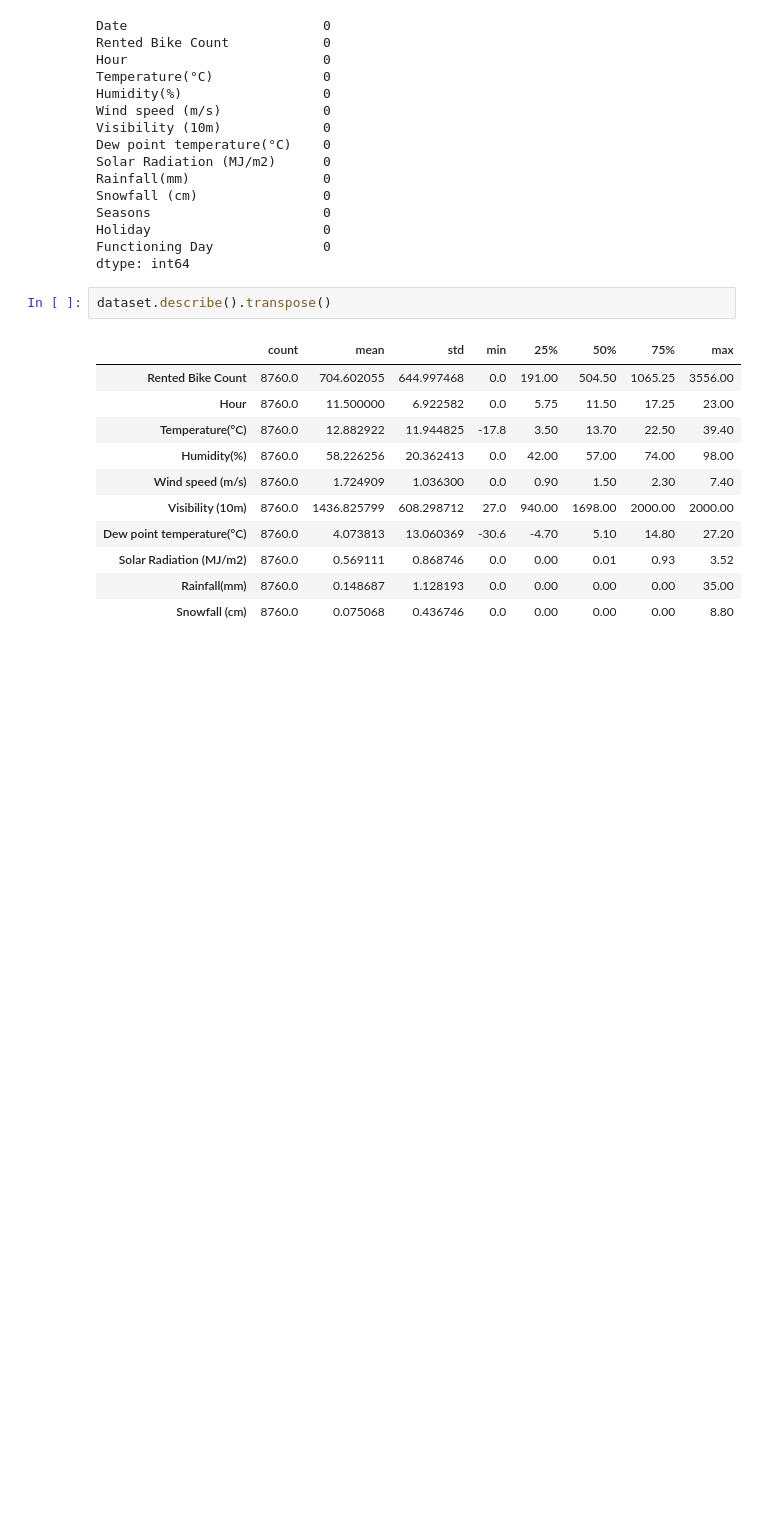
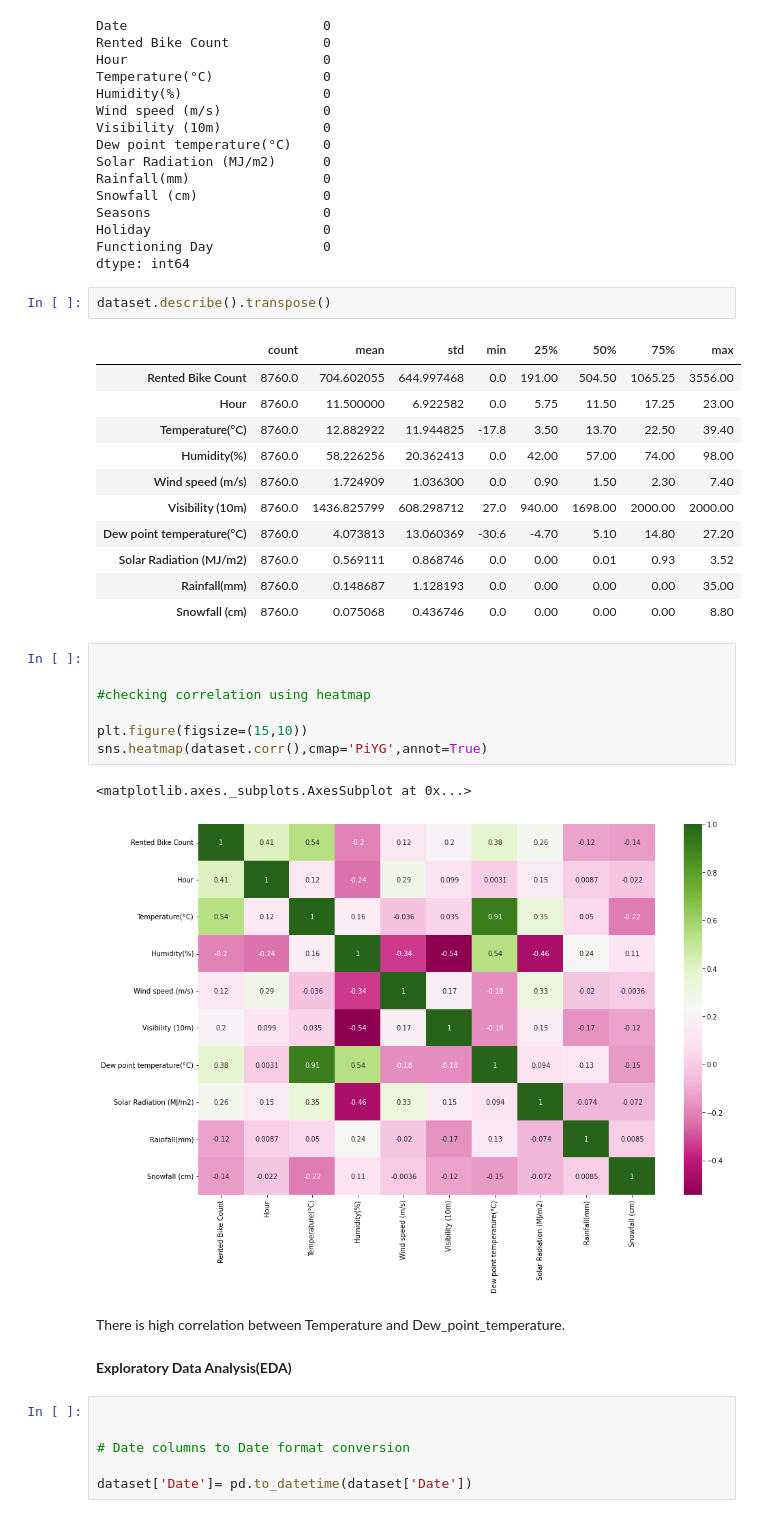
Before and after one commit to Deeksha-Data-Scientist/Seoul-Bike-Sharing-Demand-Prediction, a Jupyter notebook: Bike_Sharing_Demand_Prediction_Capstone_Project.ipynb, the cells around one changed output. Cells and saved outputs as stored; diff of their text form; blank space fills up the shorter version.

```diff
--- a/Bike_Sharing_Demand_Prediction_Capstone_Project.ipynb
+++ b/Bike_Sharing_Demand_Prediction_Capstone_Project.ipynb
@@ -133,3 +134,23 @@ dataset.describe().transpose()
 | Solar Radiation (MJ/m2) | 8760.0 | 0.569111 | 0.868746 | 0.0 | 0.00 | 0.01 | 0.93 | 3.52 |
 | Rainfall(mm) | 8760.0 | 0.148687 | 1.128193 | 0.0 | 0.00 | 0.00 | 0.00 | 35.00 |
 | Snowfall (cm) | 8760.0 | 0.075068 | 0.436746 | 0.0 | 0.00 | 0.00 | 0.00 | 8.80 |
+# %%
+
+
+#checking correlation using heatmap
+
+plt.figure(figsize=(15,10))
+sns.heatmap(dataset.corr(),cmap='PiYG',annot=True)
+# %% [output]
+<matplotlib.axes._subplots.AxesSubplot at 0x...>
+[figure, added]
+# %% [markdown]
+There is high correlation between Temperature and Dew_point_temperature.
+# %% [markdown]
+**Exploratory Data Analysis(EDA)**
+# %%
+
+
+# Date columns to Date format conversion
+
+dataset['Date']= pd.to_datetime(dataset['Date'])
```
Also changed, not shown: parts of 17 cells of this notebook.
